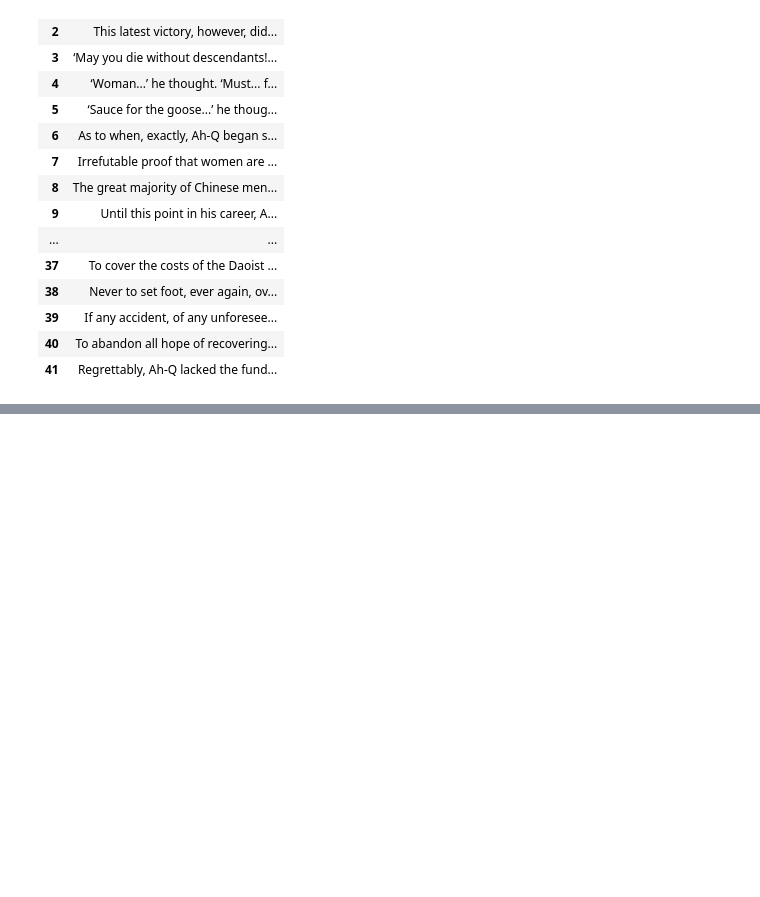
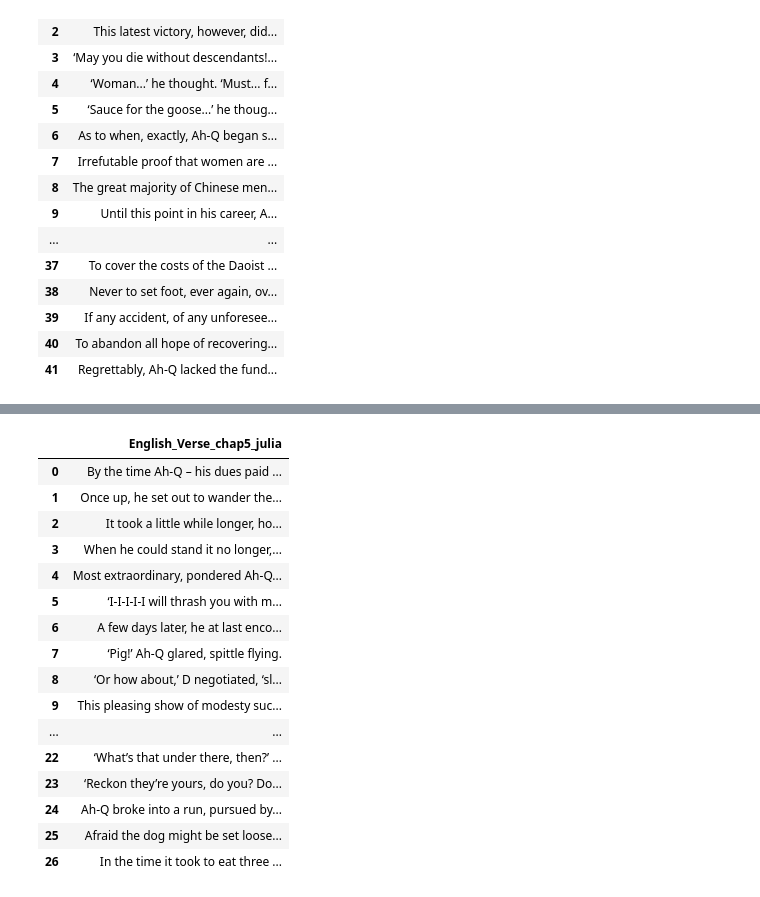
Before and after one commit to sydney-machine-learning/translationanalysis-Mandarin, a Jupyter notebook: jupyter_notebook/data_pre_processing_new.ipynb, the cells around one changed output, grey strips where cells are left out. Cells and saved outputs as stored; diff of their text form; code cells hidden in the pictures; blank space fills up the shorter version.

```diff
--- a/jupyter_notebook/data_pre_processing_new.ipynb
+++ b/jupyter_notebook/data_pre_processing_new.ipynb
@@ -826,0 +971,21 @@ df_julia_chapt4
+# %%
+df_julia_chapt5 = pd.read_csv("/Users/wangxuechun/unsw/thesis-repo/Data_set/julia_dataset/chapter_5_eng_version_julia.csv")
+df_julia_chapt5
+# %% [output]
+|  | English_Verse_chap5_julia |
+| 0 | By the time Ah-Q – his dues paid ... |
+| 1 | Once up, he set out to wander the... |
+| 2 | It took a little while longer, ho... |
+| 3 | When he could stand it no longer,... |
+| 4 | Most extraordinary, pondered Ah-Q... |
+| 5 | ‘I-I-I-I-I will thrash you with m... |
+| 6 | A few days later, he at last enco... |
+| 7 | ‘Pig!’ Ah-Q glared, spittle flying. |
+| 8 | ‘Or how about,’ D negotiated, ‘sl... |
+| 9 | This pleasing show of modesty suc... |
+| ... | ... |
+| 22 | ‘What’s that under there, then?’ ... |
+| 23 | ‘Reckon they’re yours, do you? Do... |
+| 24 | Ah-Q broke into a run, pursued by... |
+| 25 | Afraid the dog might be set loose... |
+| 26 | In the time it took to eat three ... |
```
Also changed, not shown: parts of 5 cells of this notebook, 2 other files.
